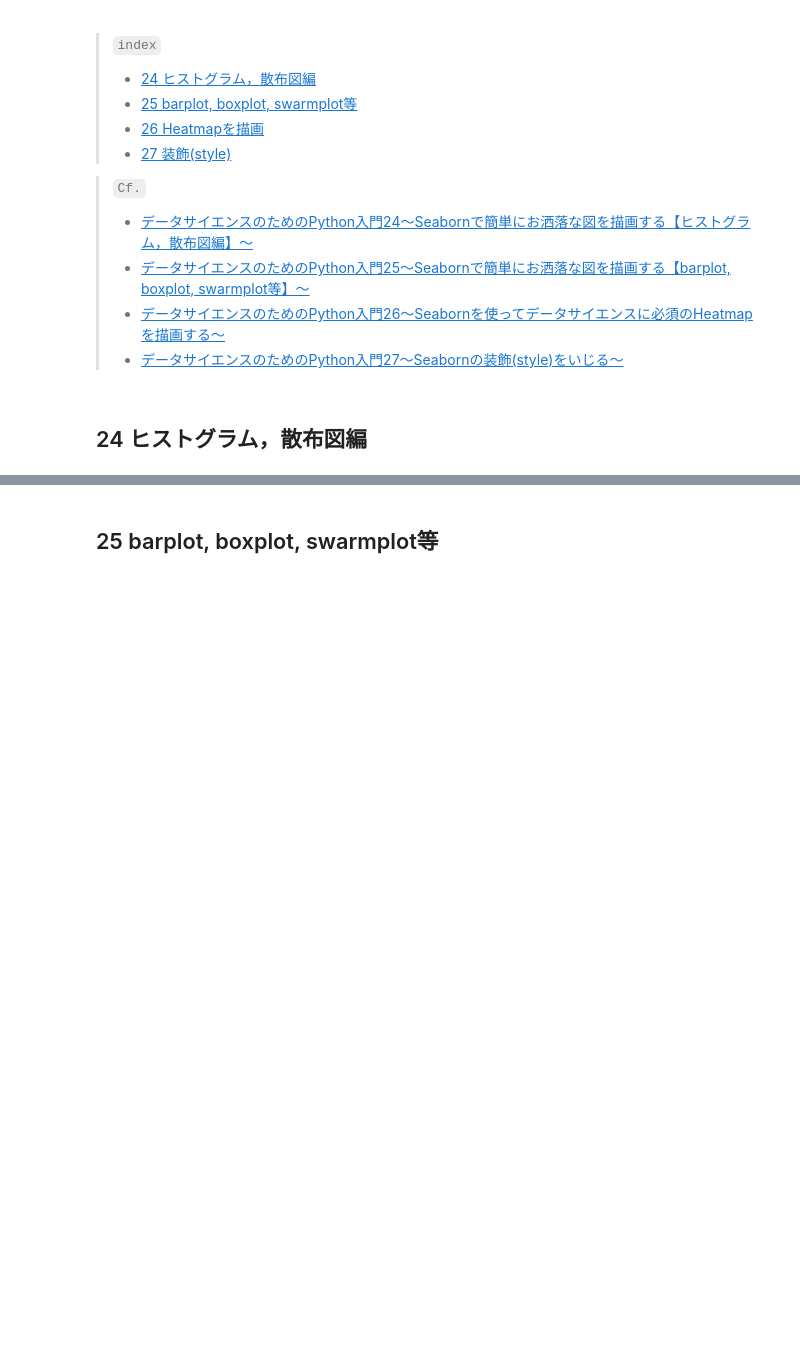
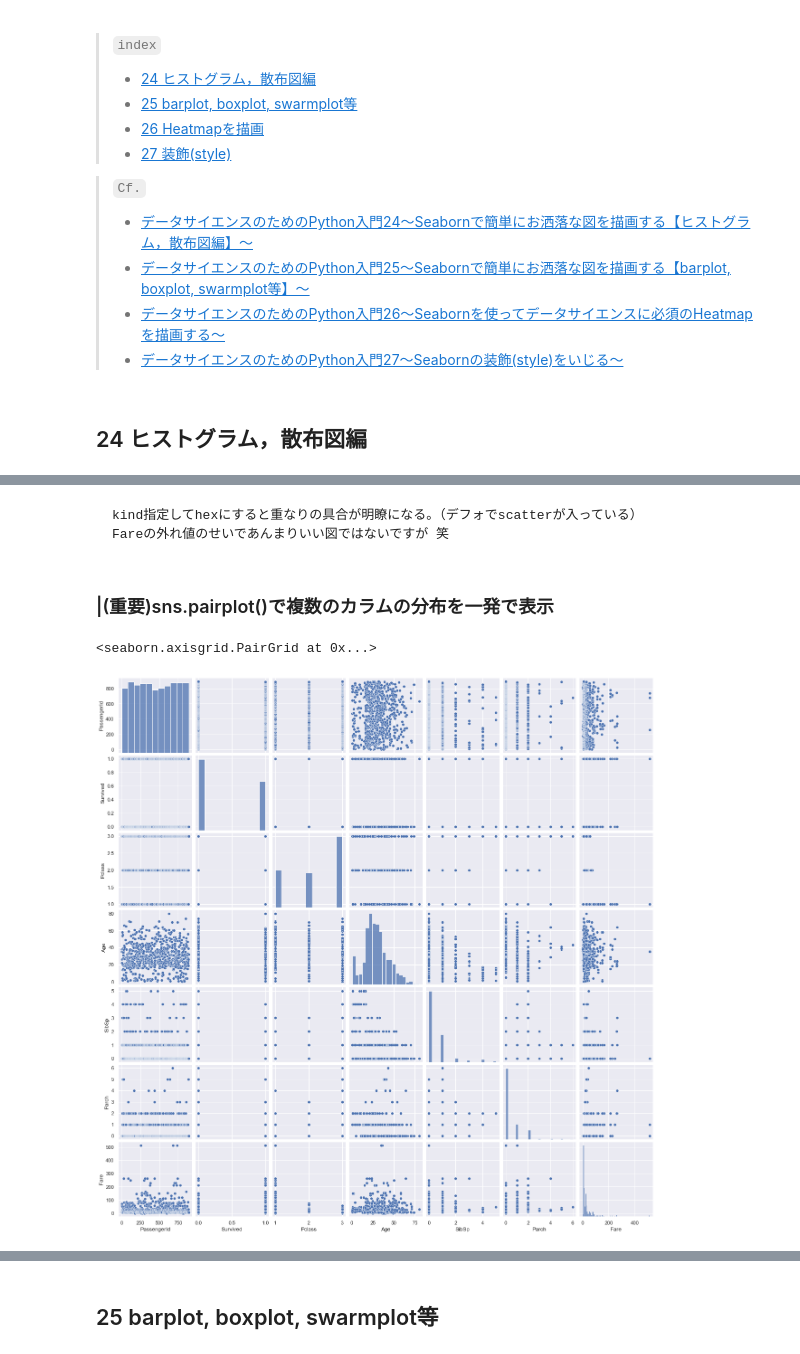
Before and after one commit to GitHiru/ml_academic, a Jupyter notebook: various_learning/kame/kame_ds_5_seaborn.ipynb, the cells around one changed output, grey strips where cells are left out. Cells and saved outputs as stored; diff of their text form; code cells hidden in the pictures; blank space fills up the shorter version.

```diff
--- a/various_learning/kame/kame_ds_5_seaborn.ipynb
+++ b/various_learning/kame/kame_ds_5_seaborn.ipynb
@@ -15,0 +42,10 @@
+# %% [markdown]
+    kind指定してhexにすると重なりの具合が明瞭になる。（デフォでscatterが入っている）
+    Fareの外れ値のせいであんまりいい図ではないですが 笑
+# %% [markdown]
+### |(重要)sns.pairplot()で複数のカラムの分布を一発で表示
+# %%
+sns.pairplot(df)
+# %% [output]
+<seaborn.axisgrid.PairGrid at 0x...>
+[figure, added]
```
Also changed, not shown: parts of 11 cells of this notebook, 1 other file.
